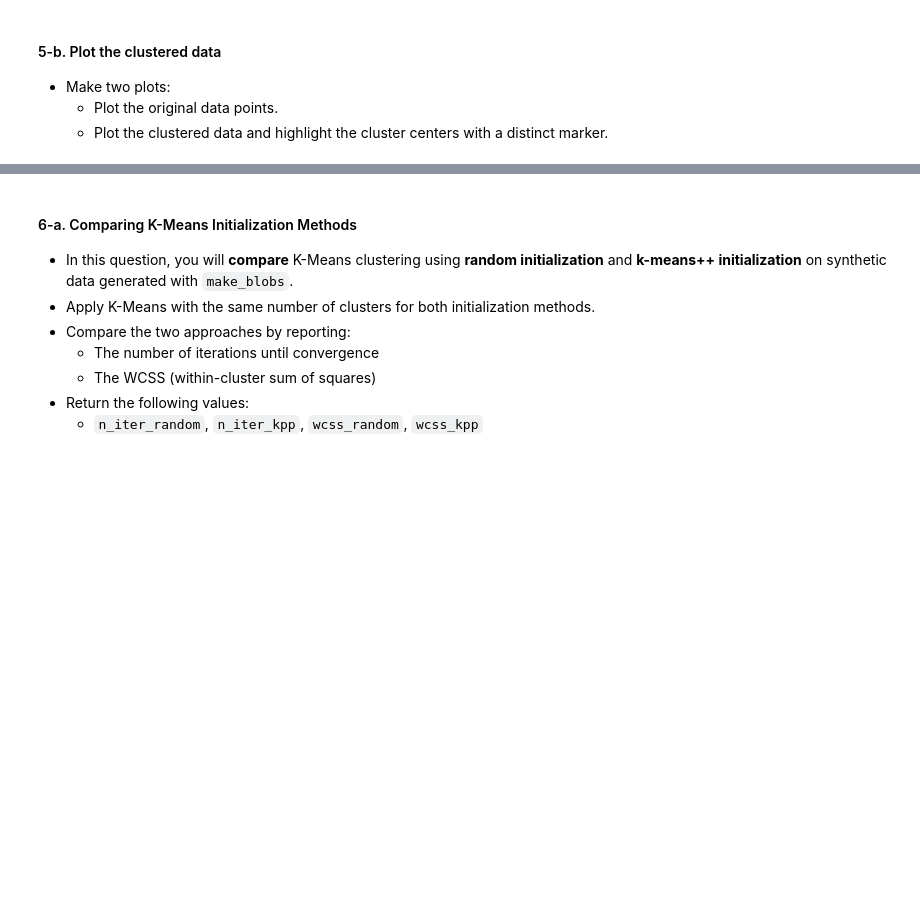
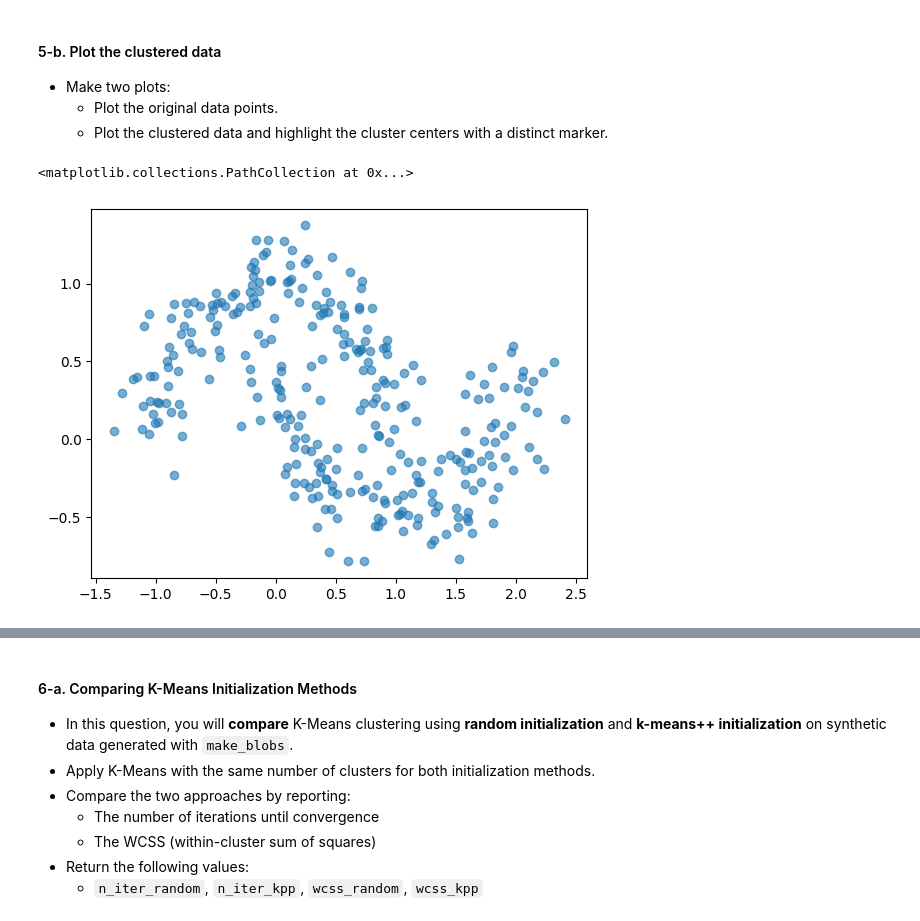
Before and after one commit to albhoe/701_assignments, a Jupyter notebook: homework04/assignment4.ipynb, the cells around one changed output, grey strips where cells are left out. Saved outputs shown, nothing was run; the diff lists cells and outputs as text; code cells hidden in the pictures; blank space fills up the shorter version.

```diff
--- a/homework04/assignment4.ipynb
+++ b/homework04/assignment4.ipynb
@@ -117,24 +176,3 @@ grader.check("q4a")
   - The original data points
   - The true labels
   - The cluster centers
-# %%
-from sklearn.datasets import make_moons
-from sklearn.cluster import KMeans
-from sklearn.metrics import adjusted_rand_score
-
-def ans5a():
-    # Generate noisy moons dataset
-    X, y_true = make_moons(n_samples=300, noise=0.15, random_state=42)
-    ...
-
-    # Return the following values:
-    # - The predicted cluster labels
-    # - The true labels
-    # - The Adjusted Rand Index (ARI)
-    # - The original data points
-    # - The true labels
-    # - The cluster centers
-    return y_kmeans, y_true, ari, X, y_true, centers_
-
-
-y_kmeans, y_true, ari, X, y_true, centers = ans5a()
@@ -158,0 +271,5 @@ grader.check("q5a")
+# %%
+plt.scatter(X[:, 0], X[:, 1], alpha=0.6)
+# %% [output]
+<matplotlib.collections.PathCollection at 0x...>
+[figure, added]
```
Also changed, not shown: parts of 21 cells of this notebook, 4 other files.
